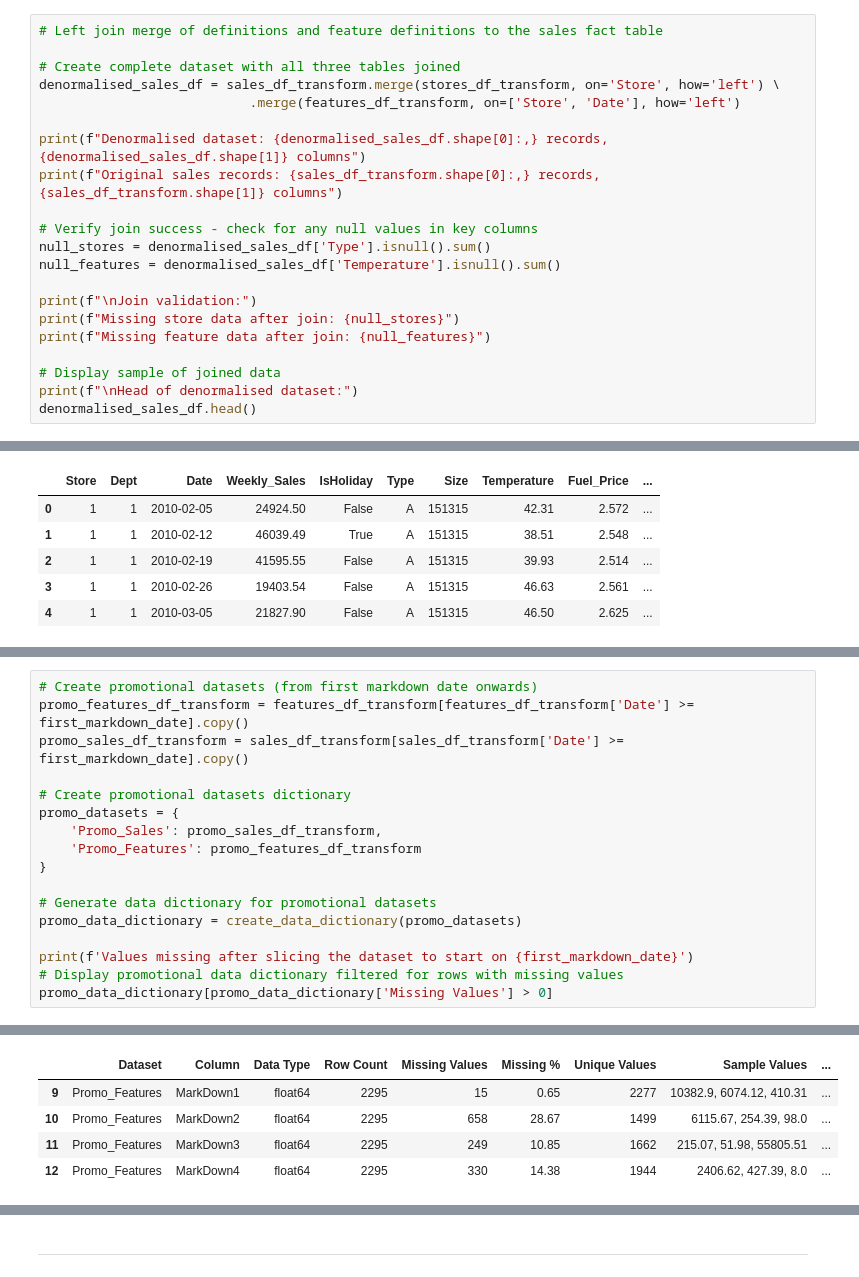
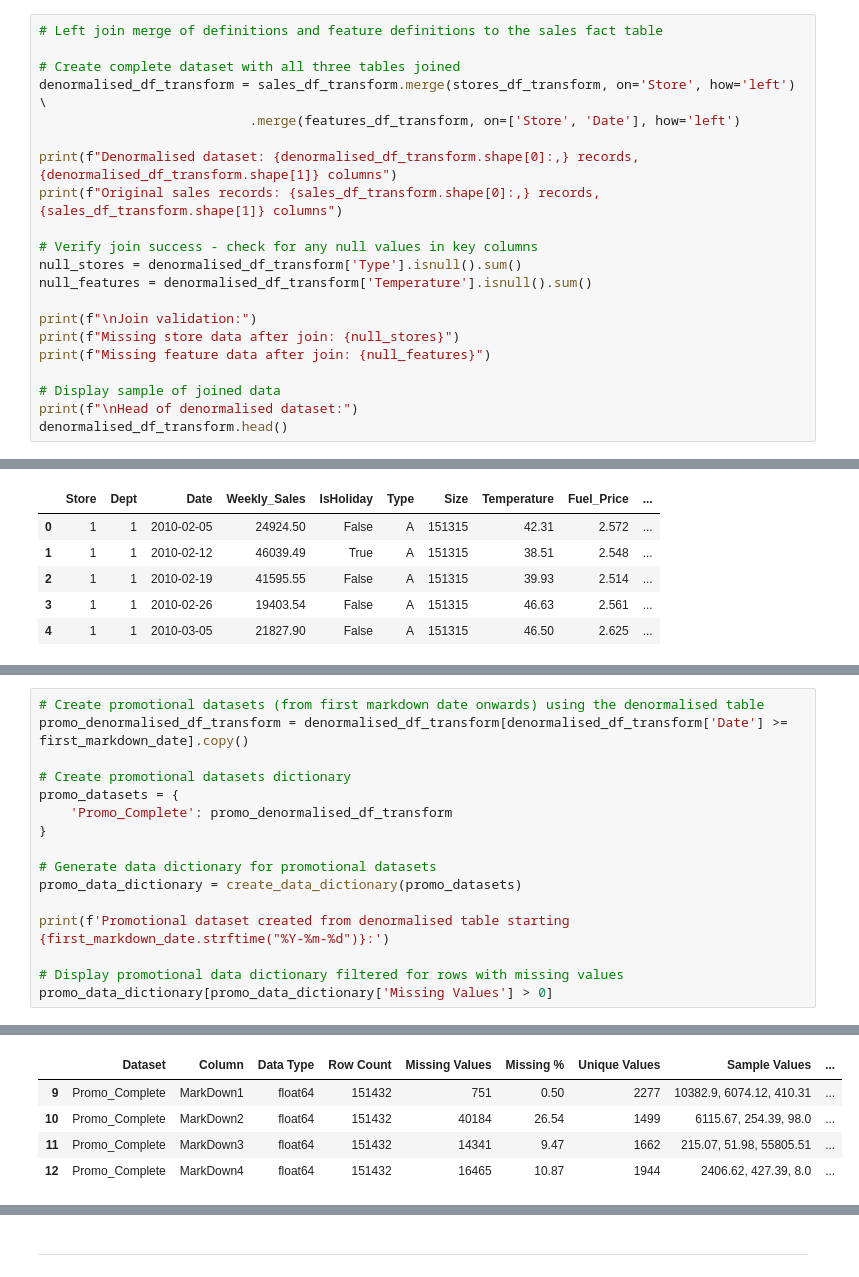
Before and after one commit to Julian-Elliott/retail-sales-analysis, a Jupyter notebook: jupyter_notebooks/retail-sales-analysis.ipynb, the cells around one changed output, grey strips where cells are left out. Saved outputs shown, nothing was run; the diff lists cells and outputs as text.

Commit message:
feat: add normalised promo dataset

```diff
--- a/jupyter_notebooks/retail-sales-analysis.ipynb
+++ b/jupyter_notebooks/retail-sales-analysis.ipynb
@@ -305,15 +305,15 @@ It appears that there aren't any orphaned keys, I can use LEFT JOIN or INNER JOI
 # Left join merge of definitions and feature definitions to the sales fact table
 
 # Create complete dataset with all three tables joined
-denormalised_sales_df = sales_df_transform.merge(stores_df_transform, on='Store', how='left') \
+denormalised_df_transform = sales_df_transform.merge(stores_df_transform, on='Store', how='left') \
                            .merge(features_df_transform, on=['Store', 'Date'], how='left')
 
-print(f"Denormalised dataset: {denormalised_sales_df.shape[0]:,} records, {denormalised_sales_df.shape[1]} columns")
+print(f"Denormalised dataset: {denormalised_df_transform.shape[0]:,} records, {denormalised_df_transform.shape[1]} columns")
 print(f"Original sales records: {sales_df_transform.shape[0]:,} records, {sales_df_transform.shape[1]} columns")
 
 # Verify join success - check for any null values in key columns
-null_stores = denormalised_sales_df['Type'].isnull().sum()
-null_features = denormalised_sales_df['Temperature'].isnull().sum()
+null_stores = denormalised_df_transform['Type'].isnull().sum()
+null_features = denormalised_df_transform['Temperature'].isnull().sum()
 
 print(f"\nJoin validation:")
 print(f"Missing store data after join: {null_stores}")
@@ -321,7 +321,7 @@ print(f"Missing feature data after join: {null_features}")
 
 # Display sample of joined data
 print(f"\nHead of denormalised dataset:")
-denormalised_sales_df.head()
+denormalised_df_transform.head()
 # %% [output]
 Denormalised dataset: 421,570 records, 16 columns
 Original sales records: 421,570 records, 5 columns
@@ -369,18 +369,17 @@ This approach allows me to:
 # %%
-# Create promotional datasets (from first markdown date onwards)
-promo_features_df_transform = features_df_transform[features_df_transform['Date'] >= first_markdown_date].copy()
-promo_sales_df_transform = sales_df_transform[sales_df_transform['Date'] >= first_markdown_date].copy()
+# Create promotional datasets (from first markdown date onwards) using the denormalised table
+promo_denormalised_df_transform = denormalised_df_transform[denormalised_df_transform['Date'] >= first_markdown_date].copy()
 
 # Create promotional datasets dictionary
 promo_datasets = {
-    'Promo_Sales': promo_sales_df_transform,
-    'Promo_Features': promo_features_df_transform
+    'Promo_Complete': promo_denormalised_df_transform
 }
 
 # Generate data dictionary for promotional datasets
 promo_data_dictionary = create_data_dictionary(promo_datasets)
 
-print(f'Values missing after slicing the dataset to start on {first_markdown_date}')
+print(f'Promotional dataset created from denormalised table starting {first_markdown_date.strftime("%Y-%m-%d")}:')
+
 # Display promotional data dictionary filtered for rows with missing values
 promo_data_dictionary[promo_data_dictionary['Missing Values'] > 0]
 # %% [output]
@@ -388,5 +387,5 @@ Values missing after slicing the dataset to start on 2011-11-11 00:00:00
 |  | Dataset | Column | Data Type | Row Count | Missing Values | Missing % | Unique Values | Sample Values | ... |
-| 9 | Promo_Features | MarkDown1 | float64 | 2295 | 15 | 0.65 | 2277 | 10382.9, 6074.12, 410.31 | ... |
-| 10 | Promo_Features | MarkDown2 | float64 | 2295 | 658 | 28.67 | 1499 | 6115.67, 254.39, 98.0 | ... |
-| 11 | Promo_Features | MarkDown3 | float64 | 2295 | 249 | 10.85 | 1662 | 215.07, 51.98, 55805.51 | ... |
-| 12 | Promo_Features | MarkDown4 | float64 | 2295 | 330 | 14.38 | 1944 | 2406.62, 427.39, 8.0 | ... |
+| 9 | Promo_Complete | MarkDown1 | float64 | 151432 | 751 | 0.50 | 2277 | 10382.9, 6074.12, 410.31 | ... |
+| 10 | Promo_Complete | MarkDown2 | float64 | 151432 | 40184 | 26.54 | 1499 | 6115.67, 254.39, 98.0 | ... |
+| 11 | Promo_Complete | MarkDown3 | float64 | 151432 | 14341 | 9.47 | 1662 | 215.07, 51.98, 55805.51 | ... |
+| 12 | Promo_Complete | MarkDown4 | float64 | 151432 | 16465 | 10.87 | 1944 | 2406.62, 427.39, 8.0 | ... |
```
Also changed, not shown: parts of 5 cells of this notebook.
